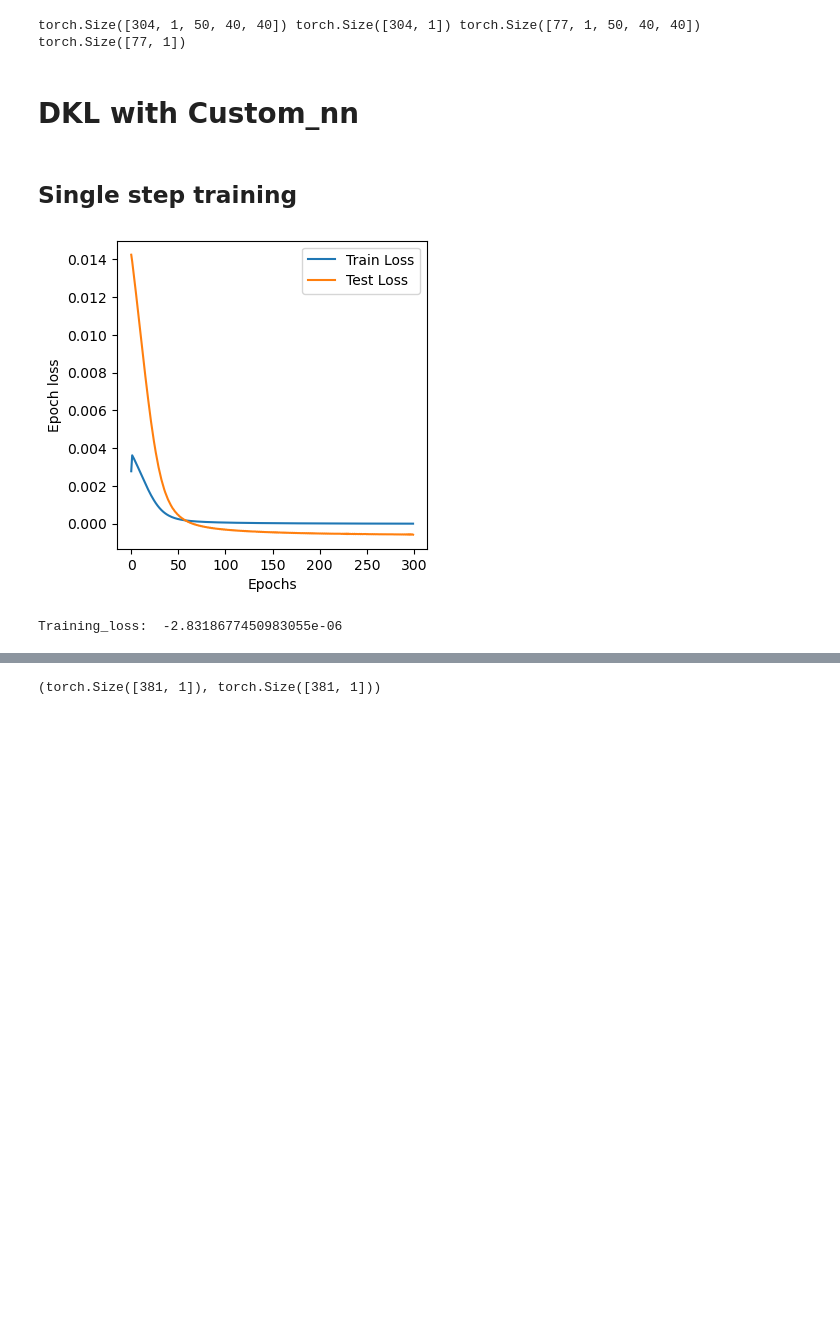
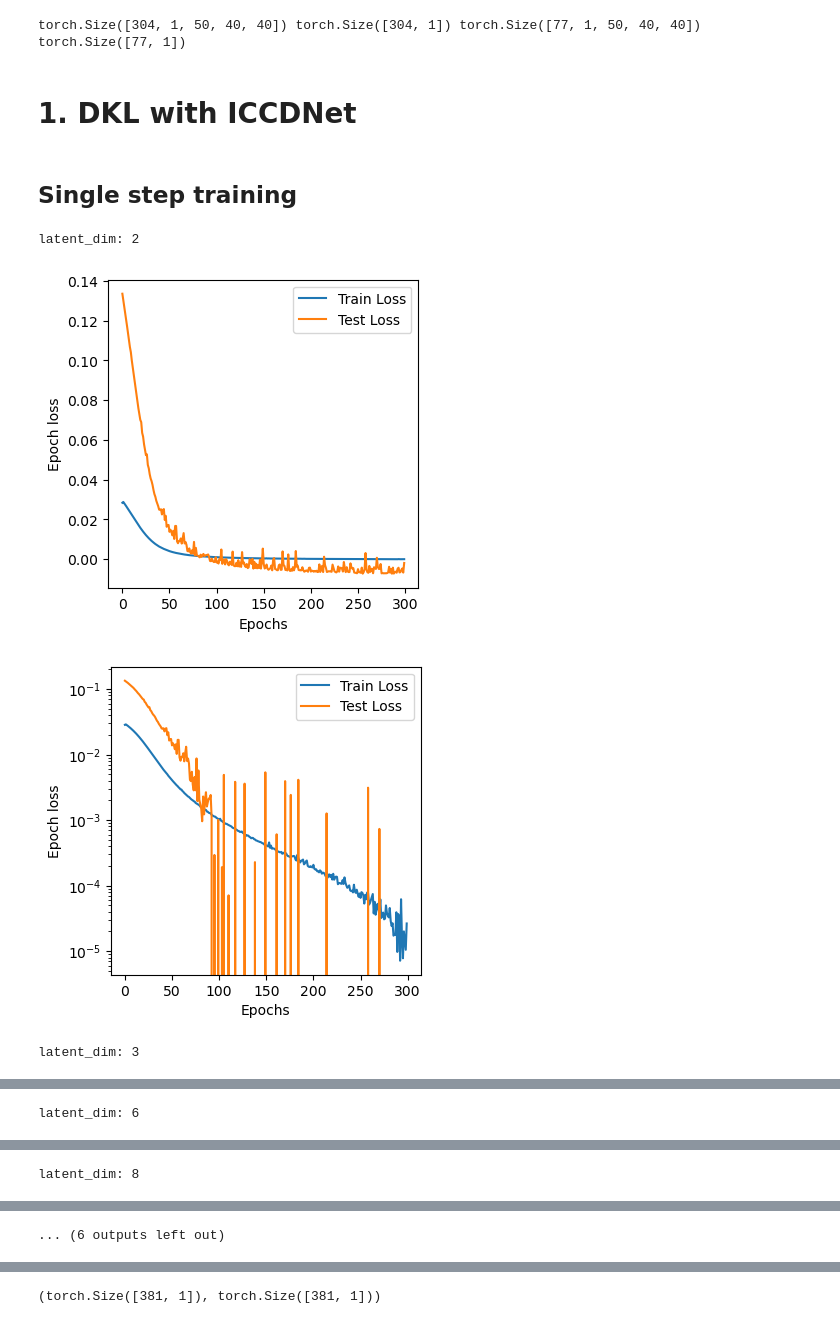
Before and after one commit to gnganesh99/ICCD_DKL, a Jupyter notebook: DKL_with_customCNN.ipynb, the cells around one changed output, grey strips where cells are left out. Cells and saved outputs as stored; diff of their text form; code cells hidden in the pictures; blank space fills up the shorter version.

```diff
--- a/DKL_with_customCNN.ipynb
+++ b/DKL_with_customCNN.ipynb
@@ -89,12 +88,23 @@ def extract_data(dataloader, norm = True):
     return images, params, scores, indices
 
 
-def append_to_train(X, y, X_train, y_train, train_indices, ind):
+
+def append_to_train(X, y, params, X_train, y_train, train_params, train_indices, ind):
     X_train = torch.cat((X_train, X[ind:ind+1]), axis=0)
     y_train = torch.cat((y_train, y[ind:ind+1]), axis=0)
+    train_params = torch.cat((train_params, params[ind:ind+1]), axis=0)
     train_indices = np.hstack((train_indices, ind))
 
-    return X_train, y_train, train_indices
+    return X_train, y_train, train_params, train_indices
+
+def plot_training_loss(training_loss, testing_loss):
+    plt.figure(figsize = (4,4))
+    plt.semilogy(training_loss, label = 'Train Loss')
+    plt.semilogy(testing_loss, label = 'Test Loss')
+    plt.ylabel("Epoch loss")
+    plt.xlabel("Epochs")
+    plt.legend()
+    plt.show()
 # %% [markdown]
 # Get dataset
 # %%
@@ -144,6 +154,6 @@ test_dataset = TrainDataset(test_X, test_params, test_y, transform = None)
 # %% [output]
 torch.Size([304, 1, 50, 40, 40]) torch.Size([304, 1]) torch.Size([77, 1, 50, 40, 40]) torch.Size([77, 1])
 # %% [markdown]
-# DKL with Custom_nn
+# 1. DKL with ICCDNet
 # %% [markdown]
 ## Single step training
@@ -152,8 +160,26 @@ from custom_models import DKL_Custom_nn, MLP, ICCDNet
 # %%
-custom_nn = ICCDNet(output_dim = 3)
+custom_nn = ICCDNet(output_dim = 5)
-# %%
-model, training_loss, testing_loss = train_test_custom_nn_DKL(train_dataset, test_dataset, custom_nn, num_epochs = 300, plot_loss = True, n_batches = 1)
-print("Training_loss: ",training_loss[-1])
-# %% [output]
-[figure, removed]
-Training_loss:  -2.8318677450983055e-06
+# %%
+latent_dims = [2, 3, 6, 8, 10, 16]
+n_epochs = 300
+J_train = []
+J_val = []
+
+for latent_dim in latent_dims:
+
+    train_X, test_X, train_params, test_params, train_y, test_y, train_indices, test_indices =train_test_split(X, params, y, indices, test_size=0.2, random_state=24)
+
+
+    train_dataset = TrainDataset(train_X, train_params, train_y, transform = None)
+    test_dataset = TrainDataset(test_X, test_params, test_y, transform = None)
+    custom_nn = ICCDNet(output_dim = latent_dim)
+
+    print("latent_dim:", latent_dim)
+    model, training_loss, test_loss = train_test_custom_nn_DKL(train_dataset, test_dataset, custom_nn, lr_custom_nn = 0.01, lr_gp = 0.01, num_epochs = n_epochs, plot_loss = True, n_batches = 8)
+    J_train.append(training_loss), J_val.append(test_loss)
+    plot_training_loss(training_loss, test_loss)
+# %% [output]
+latent_dim: 2
+[figure, added]
+[figure, added]
+latent_dim: 3
@@ -159,0 +188 @@ Training_loss:  -2.8318677450983055e-06
+latent_dim: 6
@@ -159,0 +191 @@ Training_loss:  -2.8318677450983055e-06
+latent_dim: 8
@@ -159,0 +194 @@ Training_loss:  -2.8318677450983055e-06
+... (6 outputs left out)
```
Also changed, not shown: parts of 45 cells of this notebook, 6 other files.
